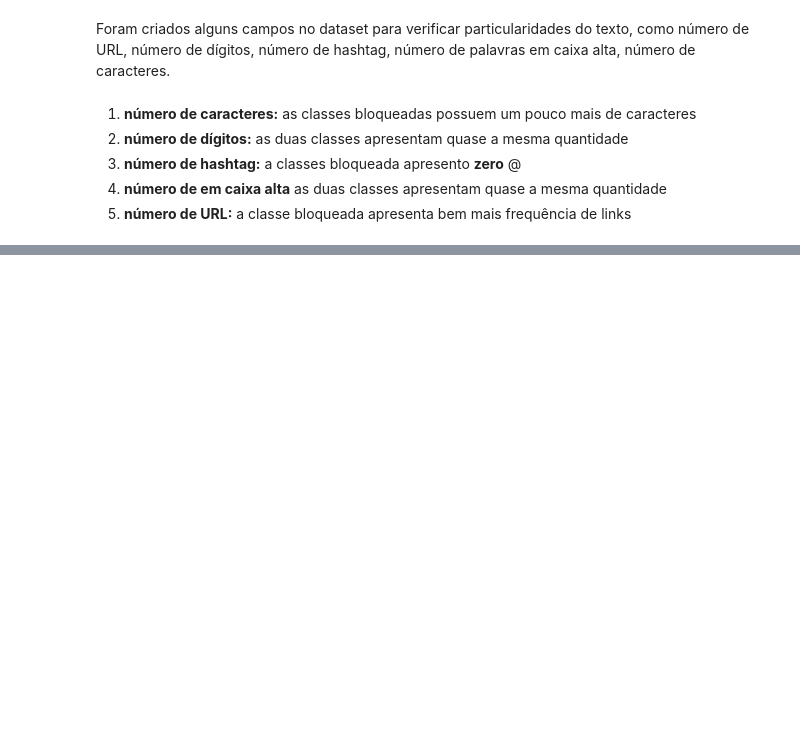
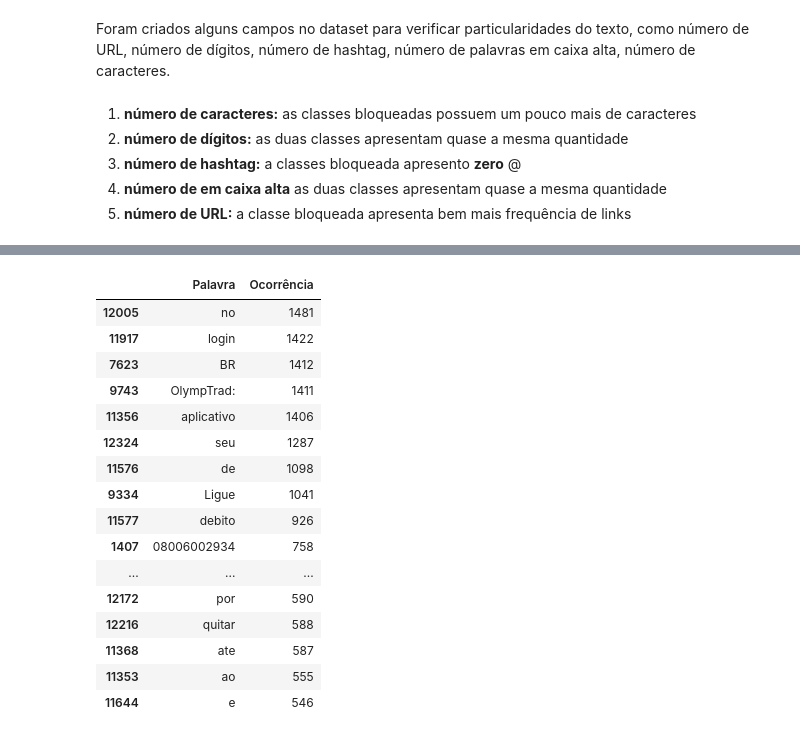
Before and after one commit to wellingtondantas/Projetos, a Jupyter notebook: NLP/main.ipynb, the cells around one changed output, grey strips where cells are left out. Saved outputs shown, nothing was run; the diff lists cells and outputs as text; code cells hidden in the pictures; blank space fills up the shorter version.

```diff
--- a/NLP/main.ipynb
+++ b/NLP/main.ipynb
@@ -427,0 +578,25 @@ Foram criados alguns campos no dataset para verificar particularidades do texto,
+# %%
+#Criar tabela com o número de palavras únicas e a sua ocorrência
+msg_ok = pd.melt(pd.DataFrame(moda(msg_ok, formMessagem(msg_ok_x)), index=[1]))
+msg_ok.columns=['Palavra', 'Ocorrência']
+
+#Procura as 20 palavras com maior ocorrência
+msg_ok.sort_values(['Ocorrência'], ascending=False).head(20)
+# %% [output]
+|  | Palavra | Ocorrência |
+| 12005 | no | 1481 |
+| 11917 | login | 1422 |
+| 7623 | BR | 1412 |
+| 9743 | OlympTrad: | 1411 |
+| 11356 | aplicativo | 1406 |
+| 12324 | seu | 1287 |
+| 11576 | de | 1098 |
+| 9334 | Ligue | 1041 |
+| 11577 | debito | 926 |
+| 1407 | 08006002934 | 758 |
+| ... | ... | ... |
+| 12172 | por | 590 |
+| 12216 | quitar | 588 |
+| 11368 | ate | 587 |
+| 11353 | ao | 555 |
+| 11644 | e | 546 |
```
Also changed, not shown: parts of 56 cells of this notebook, 1 other file.
